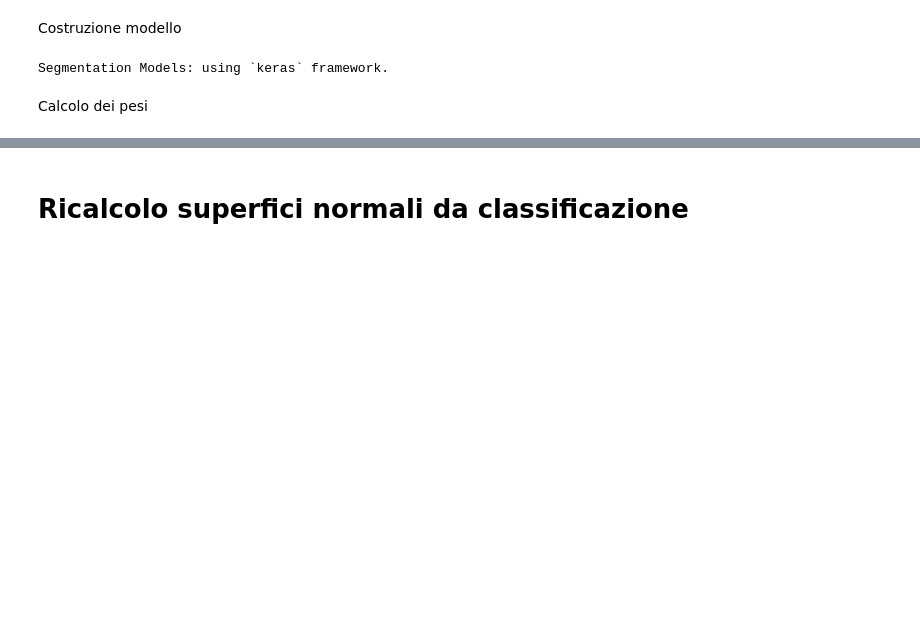
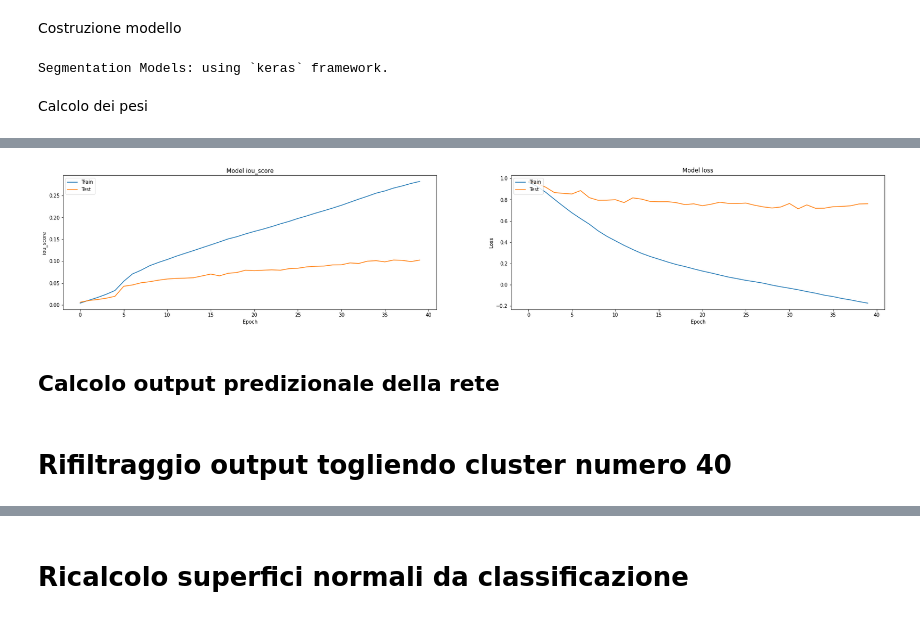
Before and after one commit to marza1993/surface_normal_transfer, a Jupyter notebook: normal_estimation_classification_zeropadding_preload.ipynb, the cells around one changed output, grey strips where cells are left out. Saved outputs shown, nothing was run; the diff lists cells and outputs as text; code cells hidden in the pictures; blank space fills up the shorter version.

```diff
--- a/normal_estimation_classification_zeropadding_preload.ipynb
+++ b/normal_estimation_classification_zeropadding_preload.ipynb
@@ -71,0 +79,4 @@ x_train, x_val, y_train, y_val = train_test_split(x_trainval, y_trainval, test_s
+# %%
+index_train = round(x_trainval.shape[0]*0.8)
+x_train, y_train = immagini_db_zeropadding[:index_train, ...], reshaped_labels_processed_zeropadding[:index_train, ...]
+x_val, y_val = immagini_db_zeropadding[index_train:, ...], reshaped_labels_processed_zeropadding[index_train:, ...]
@@ -130,9 +143,13 @@ class Dataset:
         self.preprocessing = preprocessing
 
     def __getitem__(self, i):
-        # read data
-        image = self.x[i]
-        label = self.y[i]
+        if not isinstance(i, tuple):
+          image = self.x[i]
+          label = self.y[i]
+        else:
+          start, stop = i
+          image = self.x[start:stop,]
+          label = self.y[start:stop,]
 
         # apply augmentations
         if self.augmentation:
@@ -166,7 +183,7 @@ class Dataloder(keras.utils.Sequence):
         self.indexes = np.arange(len(dataset))
 
         self.on_epoch_end()
-
+# Rivedere senza fare copia degli oggetti
     def __getitem__(self, i):
 
         # collect batch data
@@ -179,6 +196,8 @@ class Dataloder(keras.utils.Sequence):
         # transpose list of lists
         batch = [np.stack(samples, axis=0) for samples in zip(*data)]
 
+        #batch = [np.stack(samples, axis=0) for samples in zip(self.dataset[(start, stop)])]
+        #batch = self.dataset[(start,stop)]
         return batch
 
     def __len__(self):
@@ -288,14 +307,14 @@ model = sm.Unet(BACKBONE, classes=n_classes, activation=activation)
 # %% [markdown]
 Calcolo dei pesi
 # %%
-class_weight = np.load(PATH_BASE + "label_weights_zeropadding.npy")
+class_weights = np.load(PATH_BASE + "label_weights_zeropadding.npy")
 # %%
 # define optomizer
 optim = keras.optimizers.Adam(LR)
 
 # Segmentation models losses can be combined together by '+' and scaled by integer or float factor
 # set class weights for dice_loss (car: 1.; pedestrian: 2.; background: 0.5;)
-dice_loss = sm.losses.DiceLoss(class_weights=class_weight)
+dice_loss = sm.losses.DiceLoss(class_weights=class_weights)
 focal_loss = sm.losses.BinaryFocalLoss() if n_classes == 1 else sm.losses.CategoricalFocalLoss()
 total_loss = dice_loss + (1 * focal_loss)
 
@@ -365,0 +385,24 @@ Epoch 40/40
+# %%
+# Plot training & validation iou_score values
+plt.figure(figsize=(30, 5))
+plt.subplot(121)
+plt.plot(history.history['iou_score'])
+plt.plot(history.history['val_iou_score'])
+plt.title('Model iou_score')
+plt.ylabel('iou_score')
+plt.xlabel('Epoch')
+plt.legend(['Train', 'Test'], loc='upper left')
+
+# Plot training & validation loss values
+plt.subplot(122)
+plt.plot(history.history['loss'])
+plt.plot(history.history['val_loss'])
+plt.title('Model loss')
+plt.ylabel('Loss')
+plt.xlabel('Epoch')
+plt.legend(['Train', 'Test'], loc='upper left')
+plt.show()
+# %% [output]
+[figure, added]
+# %% [markdown]
+## Calcolo output predizionale della rete
@@ -365,0 +416,2 @@ Epoch 40/40
+# %% [markdown]
+# Rifiltraggio output togliendo cluster numero 40
```
Also changed, not shown: parts of 19 cells of this notebook, 6 other files.
